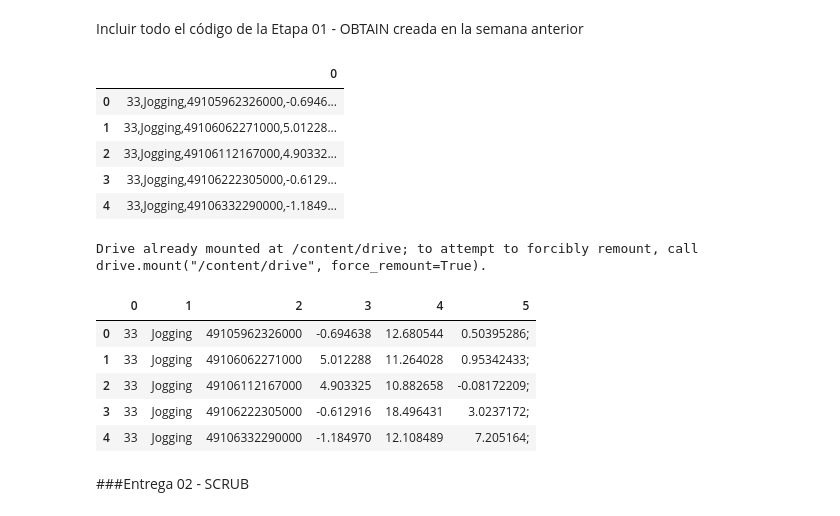
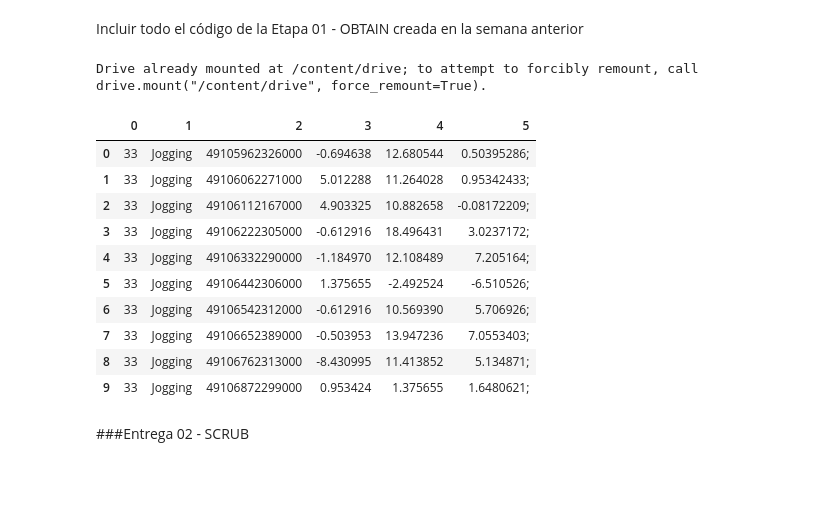
Before and after one commit to epereirasg/Curso-de-Machine-Learning, a Jupyter notebook: ProyectoFinal ML/ Entrega 02 - Scrub/ Entrega_02_Scrub.ipynb, the cells around one changed output. Cells and saved outputs as stored; diff of their text form; code cells hidden in the pictures; blank space fills up the shorter version.

```diff
--- a/ProyectoFinal ML/ Entrega 02 - Scrub/ Entrega_02_Scrub.ipynb
+++ b/ProyectoFinal ML/ Entrega 02 - Scrub/ Entrega_02_Scrub.ipynb
@@ -13,30 +13,24 @@ from sklearn.preprocessing import StandardScaler, LabelEncoder
 ###Entrega 01 - OBTAIN
 # %% [markdown]
 Incluir todo el código de la Etapa 01 - OBTAIN creada en la semana anterior
-# %%
-file1 = open('WISDM_ar_v1.1_raw.txt')
-df1 = pd.DataFrame(data = file1)
-df1.head()
-# %% [output]
-|  | 0 |
-| 0 | 33,Jogging,49105962326000,-0.6946... |
-| 1 | 33,Jogging,49106062271000,5.01228... |
-| 2 | 33,Jogging,49106112167000,4.90332... |
-| 3 | 33,Jogging,49106222305000,-0.6129... |
-| 4 | 33,Jogging,49106332290000,-1.1849... |
 # %%
 from google.colab import drive
 drive = drive.mount("/content/drive")
 dataset = pd.read_table("/content/drive/MyDrive/BasedeDatos/WISDM_ar_v1.1_raw.txt", header=None, sep=',', on_bad_lines='skip')
-dataset.head(5)
+dataset.head(10)
 # %% [output]
 Drive already mounted at /content/drive; to attempt to forcibly remount, call drive.mount("/content/drive", force_remount=True).
 |  | 0 | 1 | 2 | 3 | 4 | 5 |
 | 0 | 33 | Jogging | 49105962326000 | -0.694638 | 12.680544 | 0.50395286; |
 | 1 | 33 | Jogging | 49106062271000 | 5.012288 | 11.264028 | 0.95342433; |
 | 2 | 33 | Jogging | 49106112167000 | 4.903325 | 10.882658 | -0.08172209; |
 | 3 | 33 | Jogging | 49106222305000 | -0.612916 | 18.496431 | 3.0237172; |
 | 4 | 33 | Jogging | 49106332290000 | -1.184970 | 12.108489 | 7.205164; |
+| 5 | 33 | Jogging | 49106442306000 | 1.375655 | -2.492524 | -6.510526; |
+| 6 | 33 | Jogging | 49106542312000 | -0.612916 | 10.569390 | 5.706926; |
+| 7 | 33 | Jogging | 49106652389000 | -0.503953 | 13.947236 | 7.0553403; |
+| 8 | 33 | Jogging | 49106762313000 | -8.430995 | 11.413852 | 5.134871; |
+| 9 | 33 | Jogging | 49106872299000 | 0.953424 | 1.375655 | 1.6480621; |
 # %% [markdown]
 ###Entrega 02 - SCRUB
 # %% [markdown]
```
Also changed, not shown: parts of 14 cells of this notebook.
